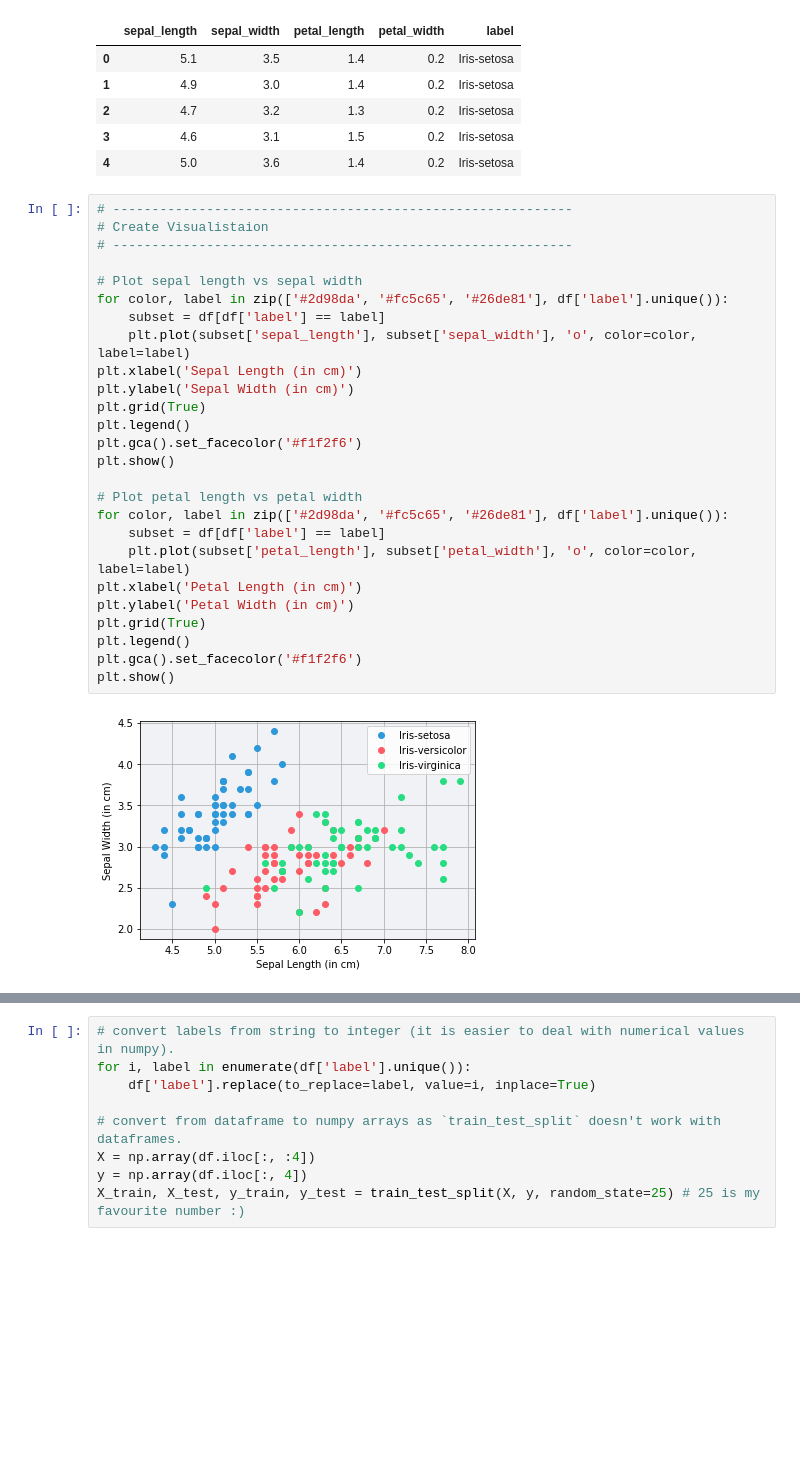
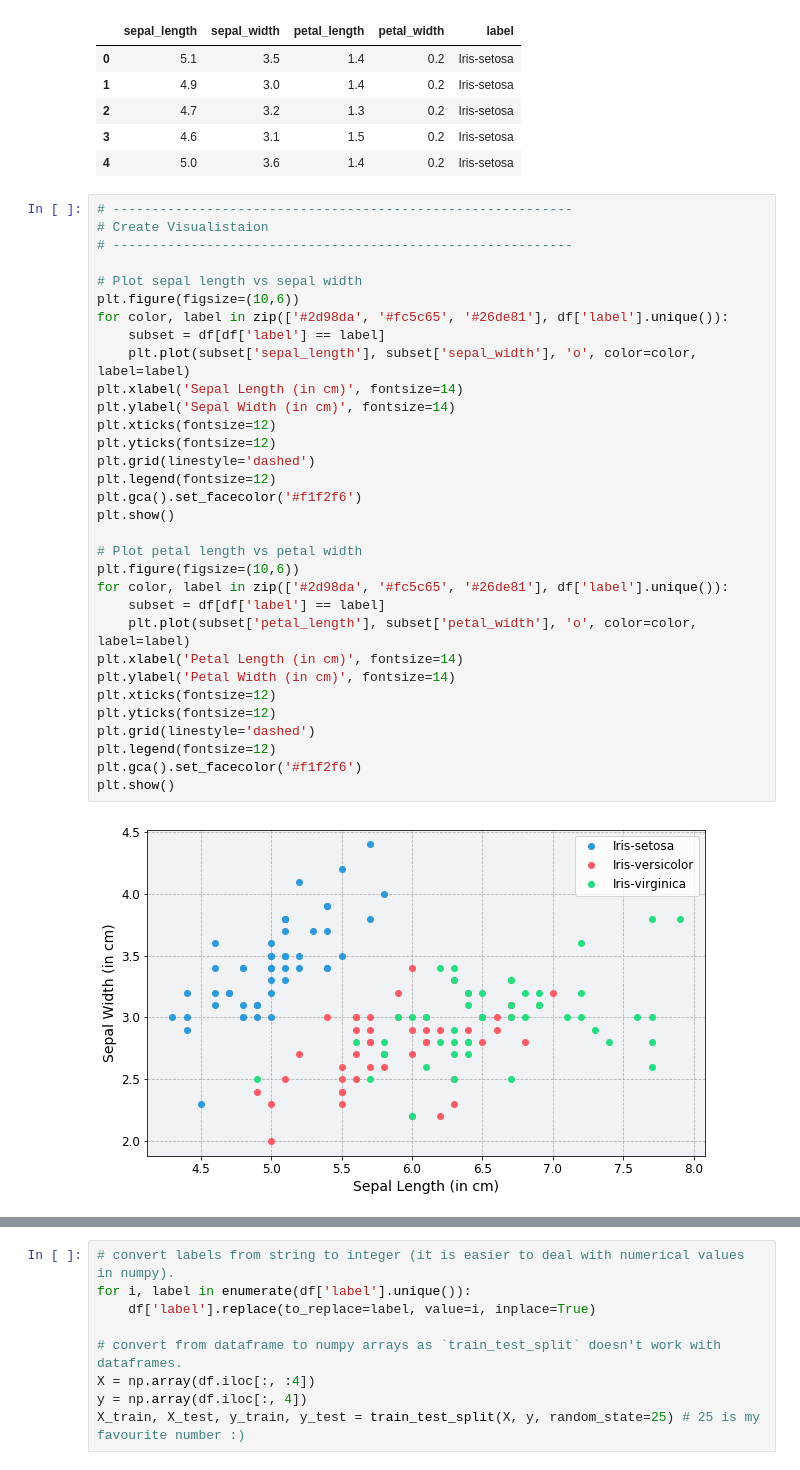
Before and after one commit to anubhavp28/ml-hello-world, a Jupyter notebook: kNN-iris.ipynb, the cells around one changed output, grey strips where cells are left out. Cells and saved outputs as stored; diff of their text form; blank space fills up the shorter version.

```diff
--- a/kNN-iris.ipynb
+++ b/kNN-iris.ipynb
@@ -23,28 +23,34 @@ df.head()
 # %%
 # -----------------------------------------------------------
 # Create Visualistaion
 # -----------------------------------------------------------
 
 # Plot sepal length vs sepal width
+plt.figure(figsize=(10,6))
 for color, label in zip(['#2d98da', '#fc5c65', '#26de81'], df['label'].unique()):
     subset = df[df['label'] == label]
     plt.plot(subset['sepal_length'], subset['sepal_width'], 'o', color=color, label=label)
-plt.xlabel('Sepal Length (in cm)')
-plt.ylabel('Sepal Width (in cm)')
-plt.grid(True)
-plt.legend()
+plt.xlabel('Sepal Length (in cm)', fontsize=14)
+plt.ylabel('Sepal Width (in cm)', fontsize=14)
+plt.xticks(fontsize=12)
+plt.yticks(fontsize=12)
+plt.grid(linestyle='dashed')
+plt.legend(fontsize=12)
 plt.gca().set_facecolor('#f1f2f6')
 plt.show()
 
 # Plot petal length vs petal width
+plt.figure(figsize=(10,6))
 for color, label in zip(['#2d98da', '#fc5c65', '#26de81'], df['label'].unique()):
     subset = df[df['label'] == label]
     plt.plot(subset['petal_length'], subset['petal_width'], 'o', color=color, label=label)
-plt.xlabel('Petal Length (in cm)')
-plt.ylabel('Petal Width (in cm)')
-plt.grid(True)
-plt.legend()
+plt.xlabel('Petal Length (in cm)', fontsize=14)
+plt.ylabel('Petal Width (in cm)', fontsize=14)
+plt.xticks(fontsize=12)
+plt.yticks(fontsize=12)
+plt.grid(linestyle='dashed')
+plt.legend(fontsize=12)
 plt.gca().set_facecolor('#f1f2f6')
 plt.show()
 # %% [output]
-[figure, old version]
+[figure, new version]
```
Also changed, not shown: parts of 3 cells of this notebook.
